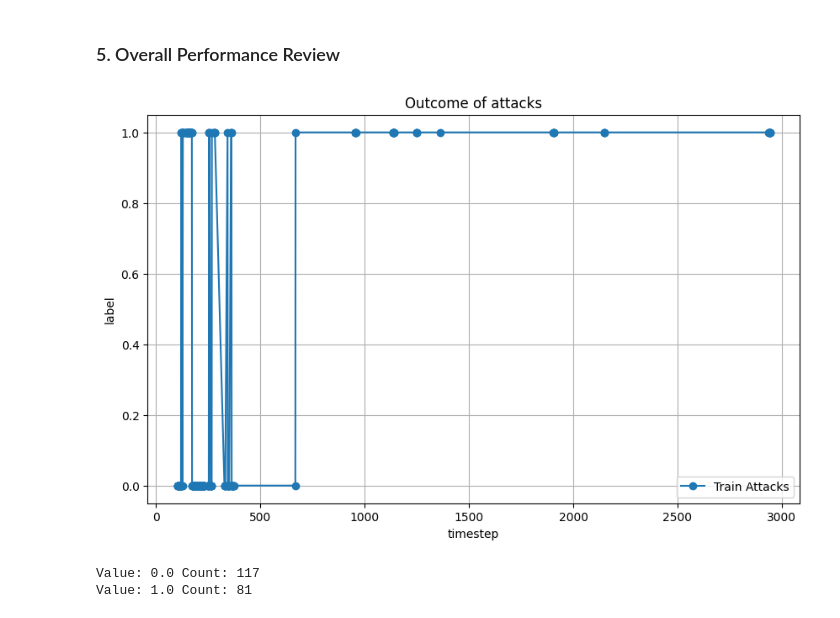
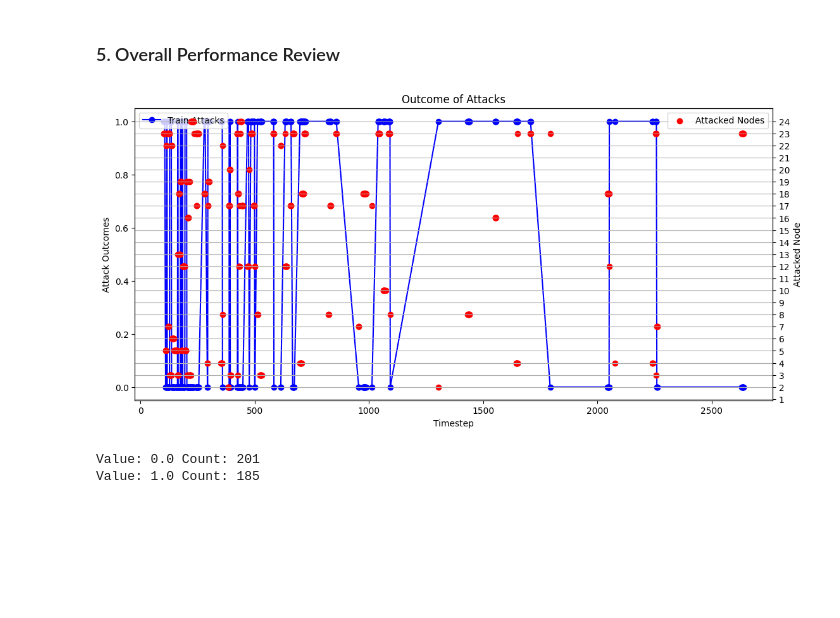
Before and after one commit to jward0/Intelligent-Intruder, a Jupyter notebook: main.ipynb, the cells around one changed output. Cells and saved outputs as stored; diff of their text form; code cells hidden in the pictures; blank space fills up the shorter version.

Commit message:
added the chosen node to attack to graph for each attack

```diff
--- a/main.ipynb
+++ b/main.ipynb
@@ -107,6 +107,7 @@ for i in range(window_size, trainX.shape[0]-1):
     # Get the most recent window of data
     window_data = trainX[i-window_size:i,:,:]
 
+    # get the next timestep data
     attack_window = trainX[i+1,:,:]
     attack_window = attack_window[np.newaxis, ...]  # Add batch dimension
 
@@ -128,10 +129,10 @@ for i in range(window_size, trainX.shape[0]-1):
     if (i>100) & (prediction.max() >= threshold):
         print(f"Threshold reached with prediction: {prediction.max()} at timestep: {i}")
         print(f"Attack succesful if value is 1, with the value being: {attack_label[max_index]} at timestep: {i}")
-        list_of_attacked_nodes.append(max_index)
+        list_of_attacked_nodes.append(max_index+1)
         attack_outcomes.append(attack_label[max_index])
         timestep.append(i+1)
 
-    if i == 3000:
+    if i == 10000:
         break
 # %% [output]
@@ -157,33 +158,54 @@ To enable the following instructions: AVX2 FMA, in other operations, rebuild Ten
 # %% [markdown]
 ### 5. Overall Performance Review
 # %%
-import matplotlib.pyplot as plt
-
-
-plt.figure(figsize=(10, 6))
-plt.plot(timestep, attack_outcomes, label='Train Attacks', marker='o')
-
-plt.title('Outcome of attacks')
-plt.xlabel('timestep')
-plt.ylabel('label')
-plt.legend()
-plt.grid(True)
-# plt.savefig("decay_learning_rate_0.001_success_fail.png")
+# import matplotlib.pyplot as plt
 
 
 # plt.figure(figsize=(10, 6))
-# plt.plot(thresholds, train_total_list, label='Train Attacks', marker='o')
-# plt.plot(thresholds, test_total_list, label='Test Attacks', marker='s')
+# plt.plot(timestep, attack_outcomes, label='Train Attacks', marker='o')
 
-# plt.title('Of attacks made - chance that attack was succesful')
-# plt.xlabel('Binary Threshold')
-# plt.ylabel('Percentage chance')
+# plt.title('Outcome of attacks')
+# plt.xlabel('timestep')
+# plt.ylabel('label')
 # plt.legend()
 # plt.grid(True)
-# plt.savefig("decay_learning_rate_0.001_%_chance.png")
+# # plt.savefig("decay_learning_rate_0.001_success_fail.png")
+
+
+import matplotlib.pyplot as plt
+
+# Create the figure and axis
+fig, ax1 = plt.subplots(figsize=(13, 6))
+
+# Plot the first data on the left y-axis
+ax1.plot(timestep, attack_outcomes, label='Train Attacks', marker='o', color='blue')
+ax1.set_ylabel('Attack Outcomes')
+
+# Create a twin axis on the right
+ax2 = ax1.twinx()
+
+# Plot the second data on the right y-axis
+ax2.scatter(timestep, list_of_attacked_nodes, label='Attacked Nodes', marker='o', color='red')
+ax2.set_ylabel('Attacked Node')
+
+ax2.set_yticks(np.arange(1, N, 1))
+
+# Set titles, labels, and legends
+ax1.set_title('Outcome of Attacks')
+ax1.set_xlabel('Timestep')
+ax1.legend(loc='upper left')
+ax2.legend(loc='upper right')
+
+# Display the grid
+ax2.grid(True)
+
+# Save the plot if needed
+# plt.savefig("decay_learning_rate_0.001_success_fail.png")
+
+# Show the plot
 plt.show()
 # %% [output]
-[figure, old version]
+[figure, new version]
 # %%
 import numpy as np
 
@@ -194,5 +216,5 @@ unique_values, counts = np.unique(attack_outcomes, return_counts=True)
 for value, count in zip(unique_values, counts):
     print("Value:", value, "Count:", count)
 # %% [output]
-Value: 0.0 Count: 117
-Value: 1.0 Count: 81
+Value: 0.0 Count: 201
+Value: 1.0 Count: 185
```
Also changed, not shown: parts of 1 cell of this notebook.
